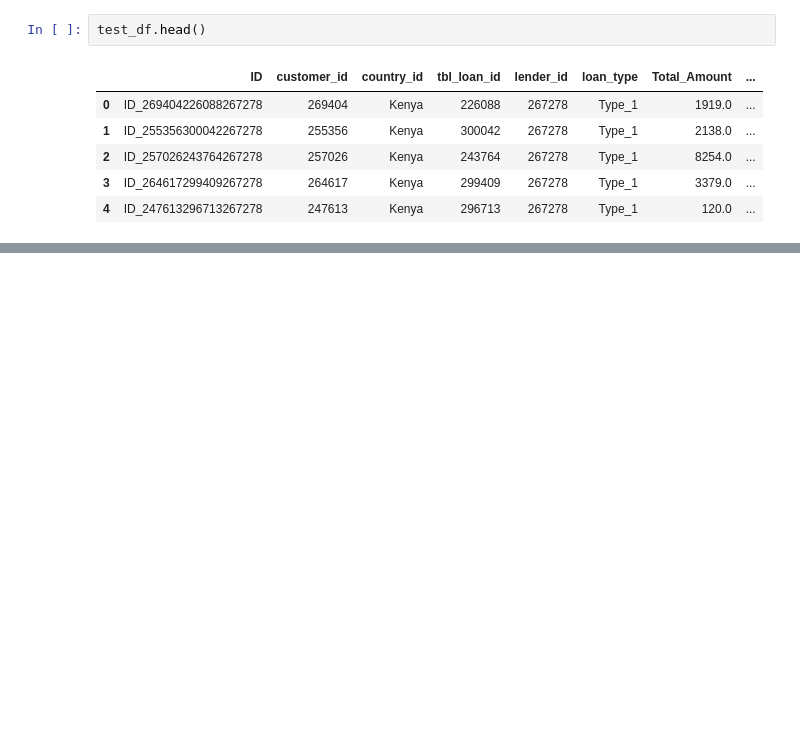
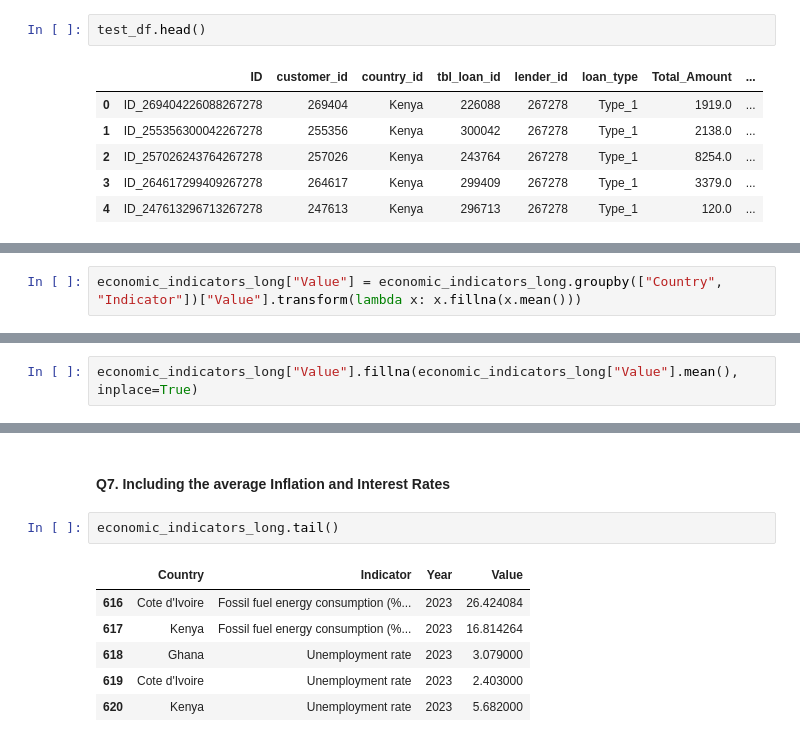
Before and after one commit to Briankipkemboi78/kcb_assessment, a Jupyter notebook: kcb_assessment.ipynb, the cells around one changed output, grey strips where cells are left out. Drawn from its saved outputs; the diff is of its cells as text; blank space fills up the shorter version.

```diff
--- a/kcb_assessment.ipynb
+++ b/kcb_assessment.ipynb
@@ -125,0 +309,2 @@ economic_indicators_long["Year"] = economic_indicators_long["Year"].str.extract(
+# %%
+economic_indicators_long["Value"] = economic_indicators_long.groupby(["Country", "Indicator"])["Value"].transform(lambda x: x.fillna(x.mean()))
@@ -125,0 +331,2 @@ economic_indicators_long["Year"] = economic_indicators_long["Year"].str.extract(
+# %%
+economic_indicators_long["Value"].fillna(economic_indicators_long["Value"].mean(), inplace=True)
@@ -125,0 +347,11 @@ economic_indicators_long["Year"] = economic_indicators_long["Year"].str.extract(
+# %% [markdown]
+#### Q7. Including the average Inflation and Interest Rates
+# %%
+economic_indicators_long.tail()
+# %% [output]
+|  | Country | Indicator | Year | Value |
+| 616 | Cote d'Ivoire | Fossil fuel energy consumption (%... | 2023 | 26.424084 |
+| 617 | Kenya | Fossil fuel energy consumption (%... | 2023 | 16.814264 |
+| 618 | Ghana | Unemployment rate | 2023 | 3.079000 |
+| 619 | Cote d'Ivoire | Unemployment rate | 2023 | 2.403000 |
+| 620 | Kenya | Unemployment rate | 2023 | 5.682000 |
```
Also changed, not shown: parts of 89 cells of this notebook, 2 other files.
